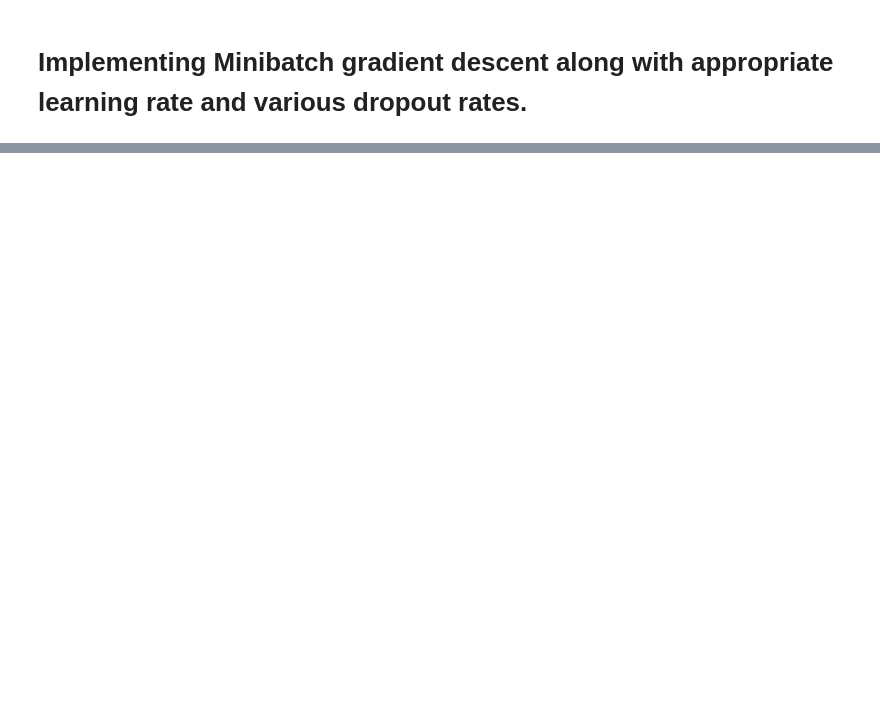
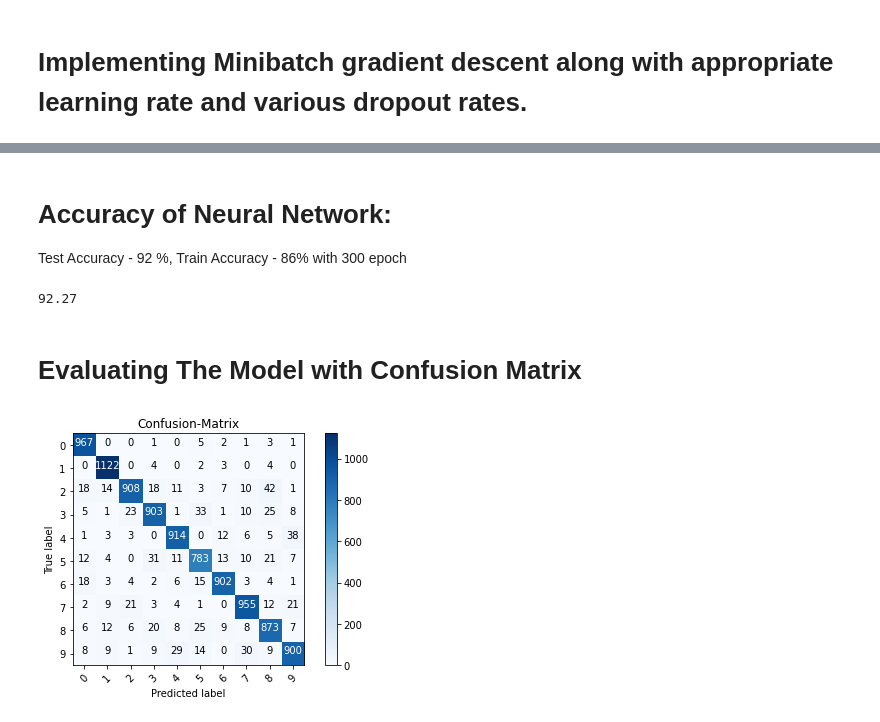
Before and after one commit to ashaaher/Deep-Learning, a Jupyter notebook: HW1_MNIST_NN.ipynb, the cells around one changed output, grey strips where cells are left out. Saved outputs shown, nothing was run; the diff lists cells and outputs as text; code cells hidden in the pictures; blank space fills up the shorter version.

```diff
--- a/HW1_MNIST_NN.ipynb
+++ b/HW1_MNIST_NN.ipynb
@@ -69,12 +75,16 @@ os.makedirs('images6')
 # %%
 np.random.seed(1)
-batch_size = 3
+batch_size = 100
+def tanh(x):
+  return np.tanh(x)
+def tanh2deriv(output):
+  return 1-(output**2)
 relu = lambda x:(x>=0)*x
 relu2deriv = lambda x:x>=0
 def softmax(x):
    temp = np.exp(x)
    return temp/np.sum(temp,axis =1,keepdims =True)
-alpha,iterations,hidden_size, pixels_per_image,num_labels =(0.001,10,100,784,10)
+alpha,iterations,hidden_size, pixels_per_image,num_labels =(0.01,300,300,784,10)
 weights_0_1 = np.random.randn(pixels_per_image,hidden_size) * np.sqrt(2.0/hidden_size)
 weights_1_2 = np.random.randn(hidden_size,100)*np.sqrt(2.0/100)
 weights_2_3 = np.random.randn(100,num_labels)*np.sqrt(2.0/num_labels)
@@ -140,0 +162,46 @@ shape (1, 10)
+# %% [markdown]
+# Accuracy of Neural Network:
+Test Accuracy - 92 %, Train Accuracy - 86% with 300 epoch
+# %%
+from sklearn.metrics import confusion_matrix
+from sklearn.metrics import accuracy_score
+accuracy_score(act_labels,y_pred1)*100
+# %% [output]
+92.27
+# %% [markdown]
+# Evaluating The Model with Confusion Matrix
+# %%
+
+
+# Plotting Confusion Matrics
+import matplotlib.pyplot as plt
+import itertools
+def plot_conf_mat(cm,classes,
+                  normalize=False,
+                  title='Confusion-Matrix',
+                  cmap=plt.cm.Blues):
+  plt.imshow(cm, interpolation='nearest', cmap=cmap)
+  plt.title(title)
+  plt.colorbar()
+  tick_marks = np.arange(len(classes))
+  plt.xticks(tick_marks, classes, rotation=45)
+  plt.yticks(tick_marks, classes)
+
+  if normalize:
+    cm = cm.astype('float') / cm.sum(axis = 1)[:, np.newaxis]
+
+  thresh = cm.max() / 2.
+  for i,j in itertools.product(range(cm.shape[0]),range(cm.shape[1])):
+      plt.text(j,i, cm[i,j],horizontalalignment="center",color="white" if cm[i,j] > thresh else "black")
+
+  plt.tight_layout()
+  plt.ylabel('True label')
+  plt.xlabel('Predicted label')
+
+#Computing-Confusion Matrix
+conf_mat = confusion_matrix(act_labels, y_pred1)
+
+#plotting conf matrix
+plot_conf_mat(conf_mat, classes = range(10))
+# %% [output]
+[figure, added]
```
Also changed, not shown: parts of 4 cells of this notebook.
